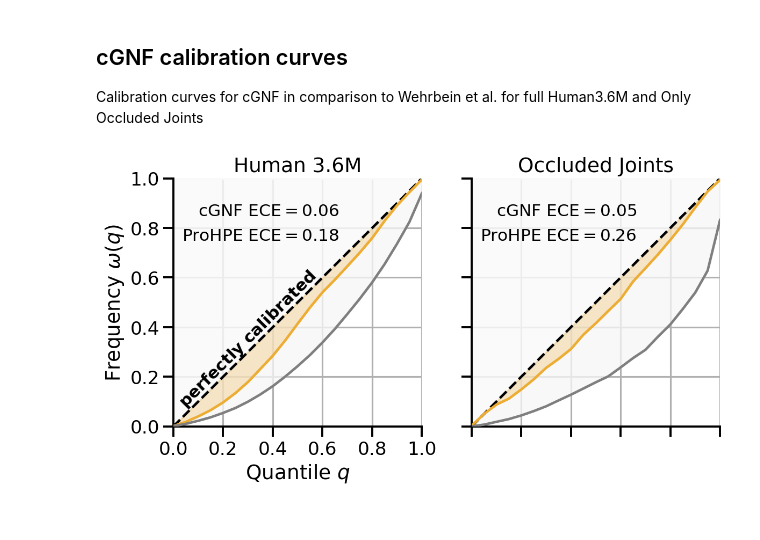
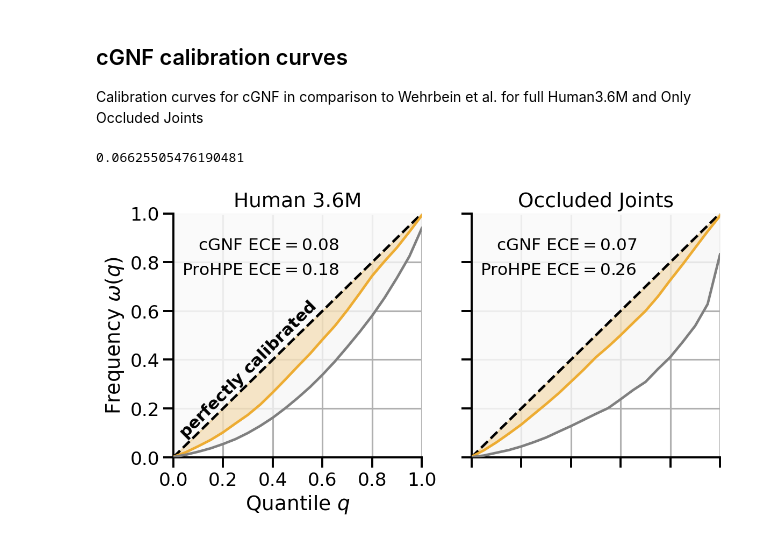
Before and after one commit to sinzlab/cGNF, a Jupyter notebook: notebooks/human36m/calibration.ipynb, the cells around one changed output. Cells and saved outputs as stored; diff of their text form; code cells hidden in the pictures.

```diff
--- a/notebooks/human36m/calibration.ipynb
+++ b/notebooks/human36m/calibration.ipynb
@@ -254,6 +328,12 @@ quantile_freqs_occluded = np.array(
 # np.load('./data/quantile_freqs_occluded.npy', allow_pickle=True)
 quantiles = np.load("./data/quantiles.npy", allow_pickle=True)
 quantile_freqs_wehr_occluded = np.load("./data/wehrbein_quantile_freqs_occl.npy")
+# %%
+cgnf_ECE
+cgnf_ECE_occluded = np.abs(quantile_freqs_occluded - q).mean()
+cgnf_ECE_occluded
+# %% [output]
+0.06625505476190481
 # %%
 sns.set_context("talk")
 plt.figure(figsize=(8.75, 4), dpi=150)
@@ -279,14 +359,16 @@ plt.fill_between(
 plt.fill_between(
     quantiles,
     quantiles,
-    np.median(quantile_freqs, axis=1),
+    quantile_freqs,
+    # np.median(quantile_freqs, axis=1),
     color="#EDAC32",
     alpha=0.25,
     zorder=2,
 )
 plt.plot([0, 1], [0, 1], ls="--", c="k")
 sns.despine(trim=True)
-plt.plot(quantiles, np.median(quantile_freqs, axis=1), c="#EDAC32", alpha=1, zorder=3)
+# plt.plot(quantiles, np.median(quantile_freqs, axis=1), c="#EDAC32", alpha=1, zorder=3)
+plt.plot(quantiles, quantile_freqs, c="#EDAC32", alpha=1, zorder=3)
 
 plt.plot(
     quantiles,
@@ -299,7 +381,7 @@ plt.plot(
 plt.text(
     0.1,
     0.85,
-    f"cGNF $\\mathrm{{ECE}} = {0.06:.2f}$",
+    f"cGNF $\\mathrm{{ECE}} = {cgnf_ECE:.2f}$",
     rotation=0,
     c="k",
     fontsize=15,
@@ -395,33 +477,33 @@ plt.title("Occluded Joints")
 # plt.text(.1, .85, f'cGNF $\\mathrm{{ECE}} = {0.05:.2f}$', rotation=0, c='k', fontsize=15, zorder=10)
 plt.text(
     0.1,
     0.85,
-    f"cGNF $\\mathrm{{ECE}} = {0.0489:.2f}$",
+    f"cGNF $\\mathrm{{ECE}} = {cgnf_ECE_occluded:.2f}$",
     rotation=0,
     c="k",
     fontsize=15,
     zorder=10,
 )
 plt.text(
     0.035,
     0.75,
     f"ProHPE $\\mathrm{{ECE}} = {0.26:.2f}$",
     rotation=0,
     c="k",
     fontsize=15,
     zorder=10,
 )
 
 plt.gca().set_rasterization_zorder(-1)
 
 trig = plt.Polygon([[0, 0], [0, 1], [1, 1]], color="silver", zorder=1, alpha=0.25)
 plt.gca().add_patch(trig)
 
 trig = plt.Polygon([[0, 0], [0, 1], [1, 1]], color="white", zorder=1, alpha=0.75)
 plt.gca().add_patch(trig)
 
-# plt.savefig('./cgnf_calibration.pdf', dpi=100, bbox_inches='tight')
+plt.savefig("./cgnf_calibration.pdf", dpi=100, bbox_inches="tight")
 
 plt.show()
 # %% [output]
-[figure, old version]
+[figure, new version]
```
Also changed, not shown: parts of 2 cells of this notebook, 3 other files.
